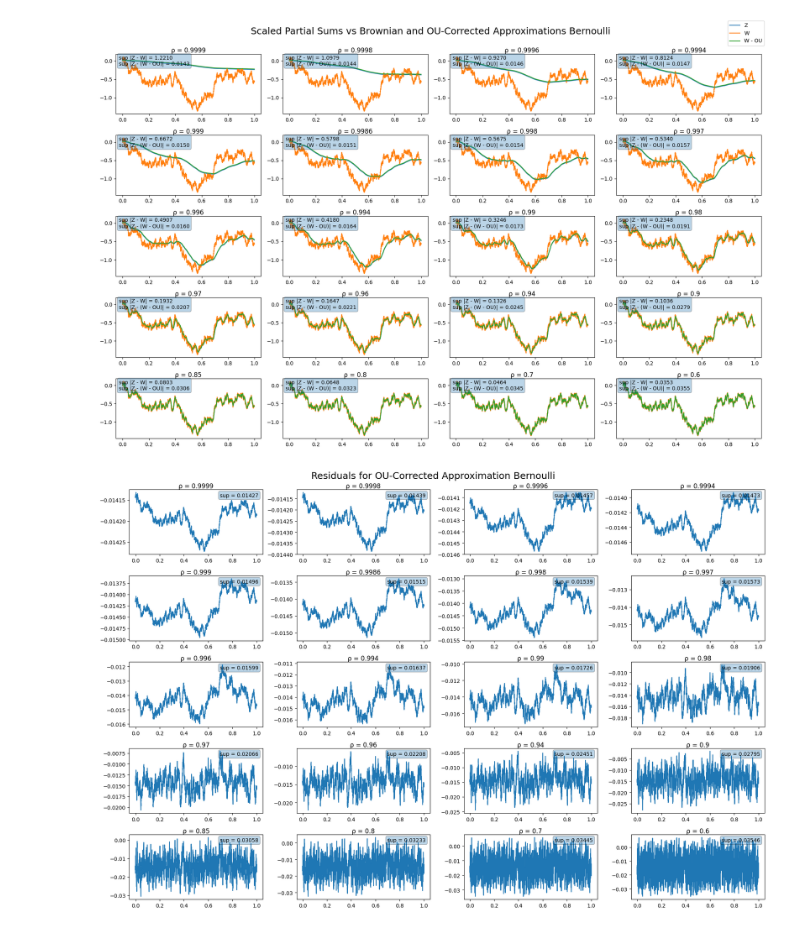
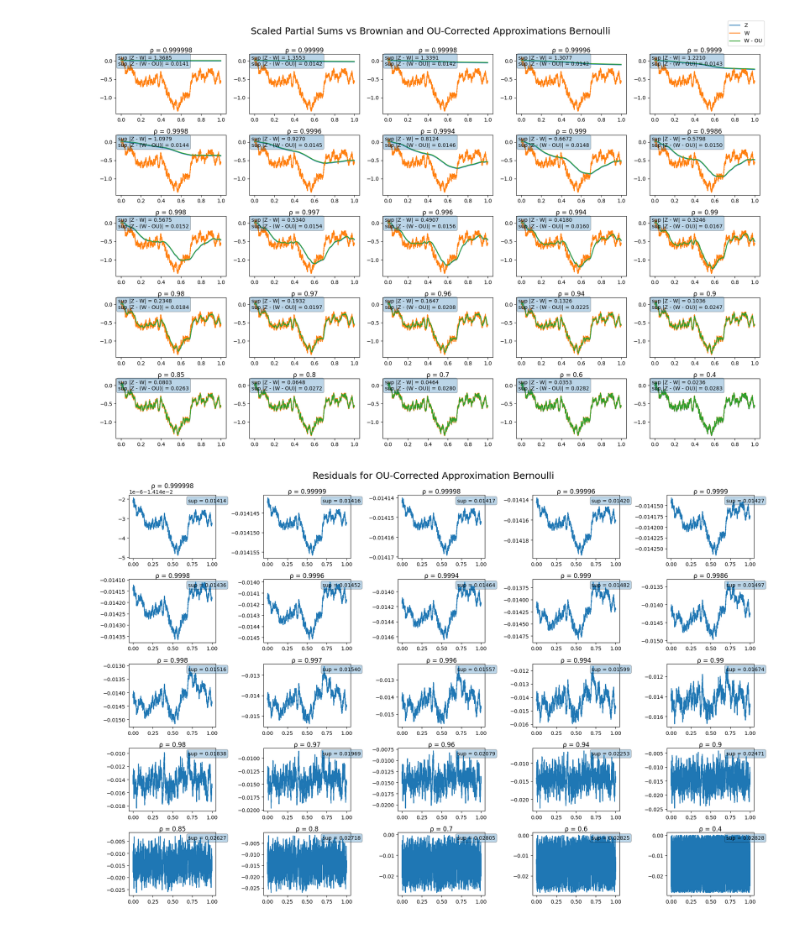
Before and after one commit to Shinyhunter95/Masters-Project, a Jupyter notebook: AR(1).ipynb, the cells around one changed output. Drawn from its saved outputs; the diff is of its cells as text; code cells hidden in the pictures.

```diff
--- a/AR(1).ipynb
+++ b/AR(1).ipynb
@@ -251,19 +253,20 @@ eps = rng.standard_normal(N)
 # ---------------------------------
 
 print(
+    f"{'\u03C1':>10} "
     f"{'c':>8} "
-    f"{'\u03C1':>10} "
     f"{'sup|Z-W|':>15} "
     f"{'sup|Z-(W-OU)|':>18} "
     f"{'sup|OU|':>15} "
     f"{'Error Reduction':>20}"
 )
 
-c_values2 = [0.5, 1, 2, 3, 5, 7, 10, 15, 20, 30, 50, 100, 150, 200, 300, 500, 750, 1000, 1500, 2000, 3000]
+a_values = [0.01, 0.05, 0.1, 0.20, .5, 1, 2, 3, 5, 7, 10, 15, 20, 30, 50, 100, 150, 200, 300, 500, 750, 1000, 1500, 2000, 3000, 4999]
 
-for c in c_values2:
+for a in a_values:
 
-    rho = 1 - c / N
+    rho = 1 - a / N
+    c = N * np.log(1 / rho)
 
     # ---------------------------------
     # AR(1) Process
@@ -319,8 +322,8 @@ for c in c_values2:
     # ---------------------------------
 
     print(
-        f"{c:8.1f} "
-        f"{rho:10.4f} "
+        f"{rho:10.6f} "
+        f"{c:8.2f} "
         f"{err_BM:15.6f} "
         f"{err_corr:18.6f} "
         f"{sup_OU:15.6f} "
@@ -491,9 +503,6 @@ import matplotlib.pyplot as plt
 # ---------------------------------
 
 N = 5000
-a = 2.0
-rho = 1 - a / N
-c = N * np.log(1 / rho)
 t = np.arange(N) / N
 dt = 1 / N
 
@@ -508,18 +517,20 @@ eps = rng.choice([-1, 1], size=N)
 # Figure Setup
 # ---------------------------------
 
-fig, axes = plt.subplots(5, 4, figsize=(18, 12))
+fig, axes = plt.subplots(5, 5, figsize=(18, 12))
 axes = axes.flatten()
 
 # ---------------------------------
-# Loop Over c values
+# Loop Over a Values
 # ---------------------------------
 
-c_values = [0.5, 1, 2, 3, 5, 7, 10, 15, 20, 30, 50, 100, 150, 200, 300, 500, 750, 1000, 1500, 2000]
+a_values = [0.01, 0.05, 0.1, 0.20, .5, 1, 2, 3, 5, 7, 10, 15, 20, 30, 50, 100, 150, 200, 300, 500, 750, 1000, 1500, 2000, 3000] #missing 4999
 
-for idx, c in enumerate(c_values):
 
-    rho = 1 - c / N
+for idx, a in enumerate(a_values):
+
+    rho = 1 - a / N
+    c = N * np.log(1 / rho)
 
     # ---------------------------------
     # AR(1) Process
@@ -600,7 +611,7 @@ fig.legend(handles, labels, loc='upper right', ncol=1, bbox_to_anchor=(1, 0.97))
 plt.tight_layout(rect=[0, 0, 1, 0.95])
 plt.show()
 # %% [output]
-[figure, old version]
+[figure, new version]
 # %%
 import numpy as np
 import matplotlib.pyplot as plt
@@ -624,18 +635,19 @@ eps = rng.choice([-1, 1], size=N)
 # Figure Setup
 # ---------------------------------
 
-fig, axes = plt.subplots(5, 4, figsize=(18, 12))
+fig, axes = plt.subplots(5, 5, figsize=(18, 12))
 axes = axes.flatten()
 
 # ---------------------------------
-# Loop Over c values
+# Loop Over a values
 # ---------------------------------
 
-c_values = [0.5, 1, 2, 3, 5, 7, 10, 15, 20, 30, 50, 100, 150, 200, 300, 500, 750, 1000, 1500, 2000]
+a_values = [0.01, 0.05, 0.1, 0.20, .5, 1, 2, 3, 5, 7, 10, 15, 20, 30, 50, 100, 150, 200, 300, 500, 750, 1000, 1500, 2000, 3000] #missing 4999
 
-for idx, c in enumerate(c_values):
+for idx, a in enumerate(a_values):
 
-    rho = 1 - c / N
+    rho = 1 - a / N
+    c = N * np.log(1 / rho)
 
     # ---------------------------------
     # AR(1) Process
@@ -682,32 +694,32 @@ for idx, c in enumerate(c_values):
     # ---------------------------------
     # Plot
     # ---------------------------------
 
     ax = axes[idx]
     fig.suptitle(
     'Residuals for OU-Corrected Approximation Bernoulli',
     fontsize=18
     )
     ax.plot(t, residual)
 
     # Put text inside the plot
     ax.text(
         0.68,                # x-position in axes coords
         0.95,                # y-position in axes coords
         f'sup = {sup_residual:.5f}',
         transform=ax.transAxes,
         verticalalignment='top',
         bbox=dict(boxstyle='round', alpha=0.3)
     )
 
     ax.set_title(f'\u03C1 = {rho}', pad=1)
 
 # ---------------------------------
 # Layout
 # ---------------------------------
 
 plt.tight_layout()
 plt.show()
 # %% [output]
-[figure, old version]
+[figure, new version]
 # %%
```
Also changed, not shown: parts of 6 cells of this notebook.
